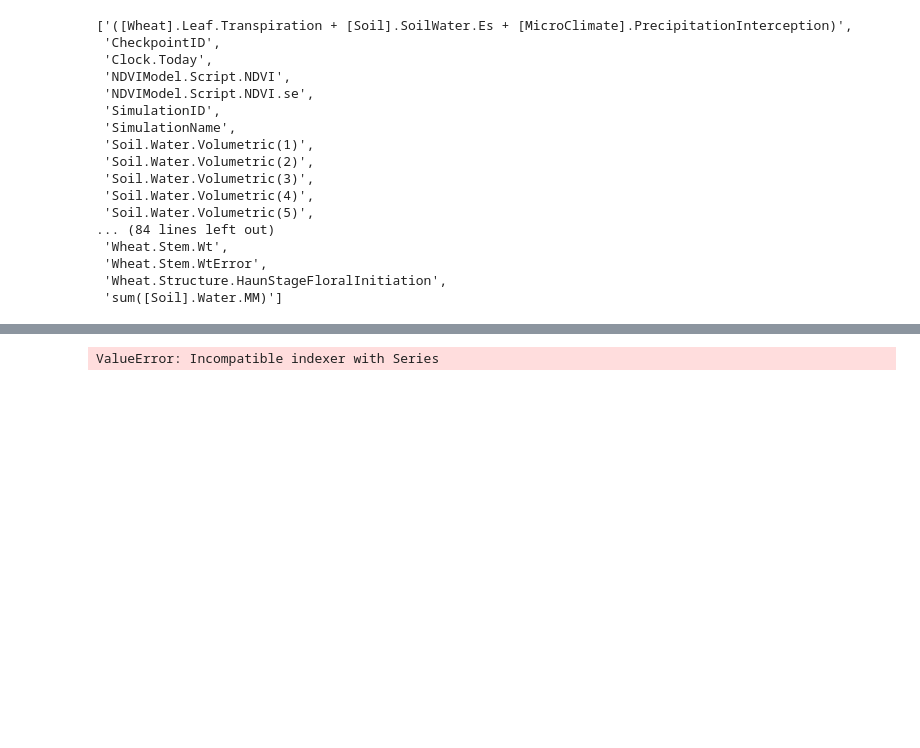
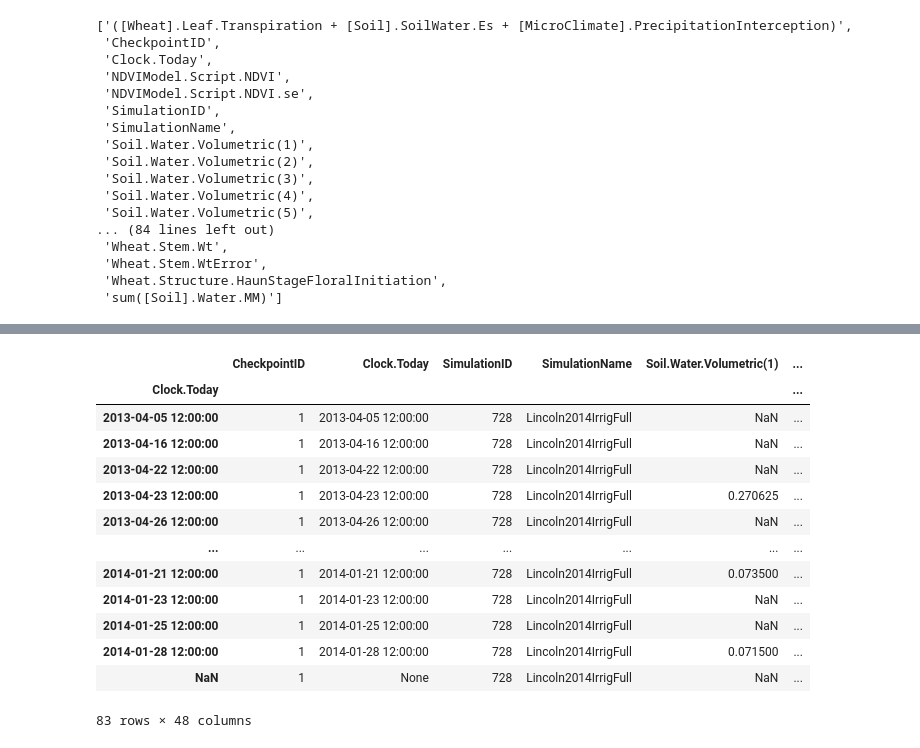
Before and after one commit to HamishBrownPFR/ApsimX, a Jupyter notebook: Prototypes/WheatSimpleLeaf/WheatAnalysis.ipynb, the cells around one changed output, grey strips where cells are left out. Cells and saved outputs as stored; diff of their text form; code cells hidden in the pictures; blank space fills up the shorter version.

```diff
--- a/Prototypes/WheatSimpleLeaf/WheatAnalysis.ipynb
+++ b/Prototypes/WheatSimpleLeaf/WheatAnalysis.ipynb
@@ -143,6 +140,27 @@ HarvestObs.loc[
-# %%
-for i in Observed.index:
-    simulationID = Observed.loc[i,'SimulationID']
-    Observed.loc[i,['ExperimentName', 'FactorName', 'FactorValue','FolderName']] = Factors.loc[simulationID,['ExperimentName', 'FactorName', 'FactorValue','FolderName']]
-# %% [output]
-ValueError: Incompatible indexer with Series
+# %%
+for sim in ['Lincoln2014IrrigFull']:#Simulations.index:
+    name = sim#Simulations.loc[sim,'Name']
+    obsDat = pd.DataFrame()
+    try:
+        obsDat = Observed.loc[name,:].copy()
+    except:
+        print('no Obs Data for '+name)
+    obsDat.dropna(axis=1,how='all',inplace=True)
+    obsDat.dropna(axis=0,how='all',inplace=True)
+# %%
+obsDat
+# %% [output]
+|  | CheckpointID | Clock.Today | SimulationID | SimulationName | Soil.Water.Volumetric(1) | ... |
+| Clock.Today |  |  |  |  |  | ... |
+| 2013-04-05 12:00:00 | 1 | 2013-04-05 12:00:00 | 728 | Lincoln2014IrrigFull | NaN | ... |
+| 2013-04-16 12:00:00 | 1 | 2013-04-16 12:00:00 | 728 | Lincoln2014IrrigFull | NaN | ... |
+| 2013-04-22 12:00:00 | 1 | 2013-04-22 12:00:00 | 728 | Lincoln2014IrrigFull | NaN | ... |
+| 2013-04-23 12:00:00 | 1 | 2013-04-23 12:00:00 | 728 | Lincoln2014IrrigFull | 0.270625 | ... |
+| 2013-04-26 12:00:00 | 1 | 2013-04-26 12:00:00 | 728 | Lincoln2014IrrigFull | NaN | ... |
+| ... | ... | ... | ... | ... | ... | ... |
+| 2014-01-21 12:00:00 | 1 | 2014-01-21 12:00:00 | 728 | Lincoln2014IrrigFull | 0.073500 | ... |
+| 2014-01-23 12:00:00 | 1 | 2014-01-23 12:00:00 | 728 | Lincoln2014IrrigFull | NaN | ... |
+| 2014-01-25 12:00:00 | 1 | 2014-01-25 12:00:00 | 728 | Lincoln2014IrrigFull | NaN | ... |
+| 2014-01-28 12:00:00 | 1 | 2014-01-28 12:00:00 | 728 | Lincoln2014IrrigFull | 0.071500 | ... |
+| NaN | 1 | None | 728 | Lincoln2014IrrigFull | NaN | ... |
+83 rows × 48 columns
```
Also changed, not shown: parts of 7 cells of this notebook, 5 other files.
